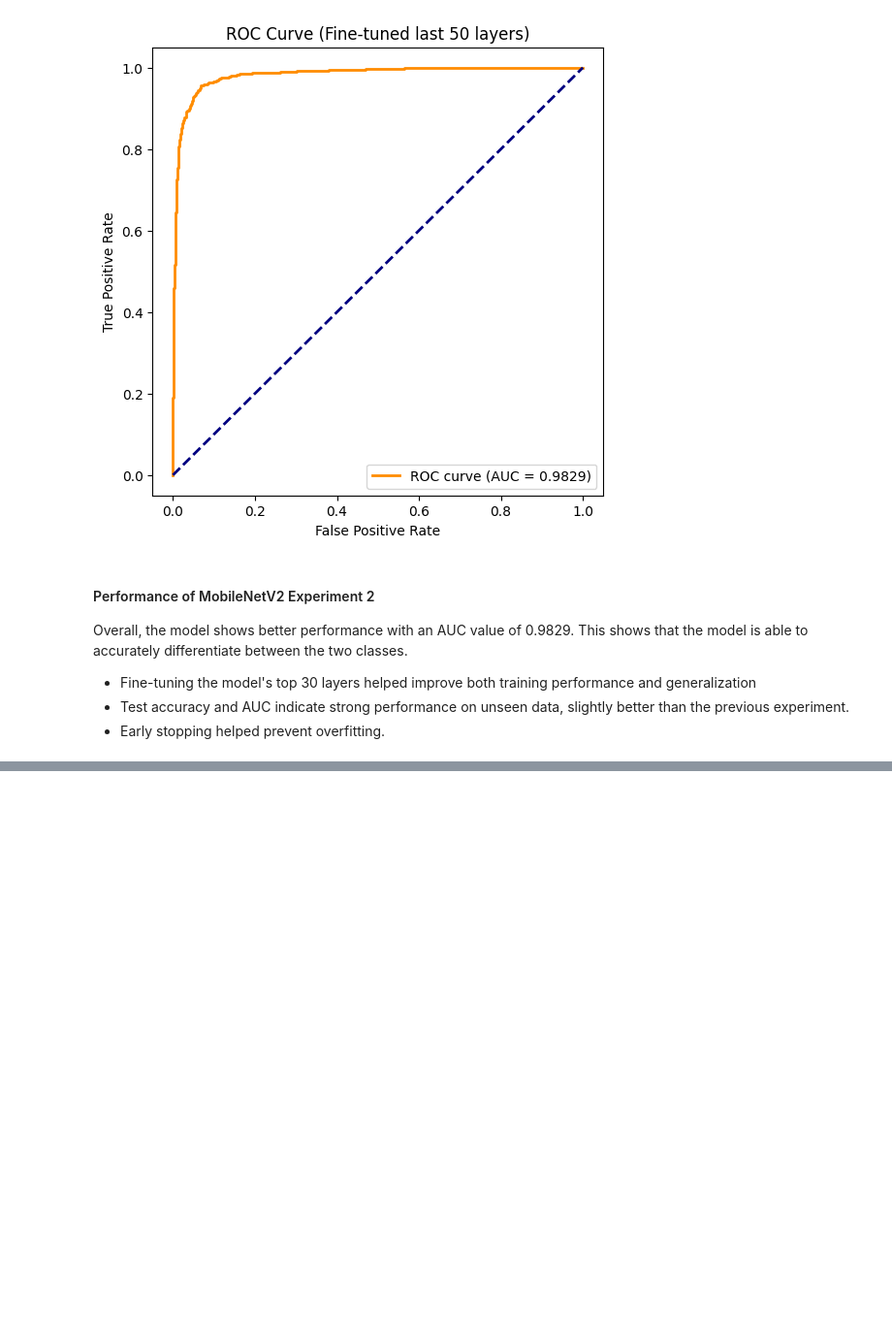
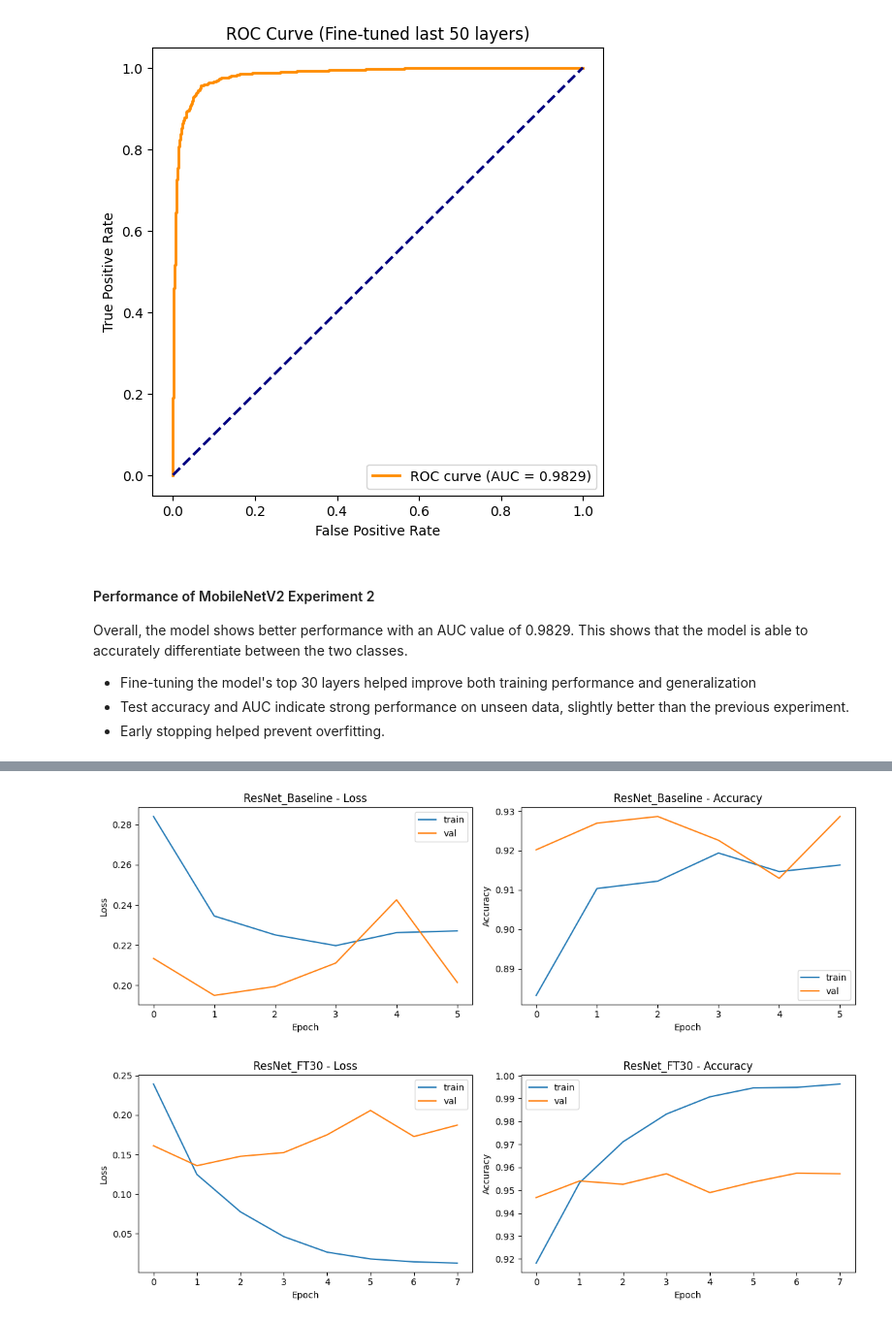
Before and after one commit to Jade-Isimbi/Group1-Malaria-Diagnosis-CNN, a Jupyter notebook: Group1_Malaria_Diagnosis_CNN_Group6_EvenNumber.ipynb, the cells around one changed output, grey strips where cells are left out. Shown at 97% size. Drawn from its saved outputs; the diff is of its cells as text; code cells hidden in the pictures; blank space fills up the shorter version.

Commit message:
add resnet model and experiments

```diff
--- a/Group1_Malaria_Diagnosis_CNN_Group6_EvenNumber.ipynb
+++ b/Group1_Malaria_Diagnosis_CNN_Group6_EvenNumber.ipynb
@@ -1580,0 +1885,42 @@ This shows that the model is able to accurately differentiate between the two cl
+# %%
+# Experiment 1: Fine-tune top ~30 layers of ResNet50
+# Unfreeze last 30 layers in the base model
+base_resnet = model_resnet.layers[1]
+for layer in base_resnet.layers[-30:]:
+    layer.trainable = True
+
+model_resnet.compile(
+    optimizer=optimizers.Adam(learning_rate=1e-5),
+    loss="binary_crossentropy",
+    metrics=["accuracy", tf.keras.metrics.AUC(name="auc")]
+)
+
+fine_epochs_1 = 8
+history_resnet_ft1 = model_resnet.fit(
+    train_ds_resnet,
+    validation_data=val_ds_resnet,
+    epochs=fine_epochs_1,
+    callbacks=[ckpt_res, early_res],
+    verbose=2
+)
+
+loss_res1, acc_res1, auc_res1 = model_resnet.evaluate(test_ds_resnet, verbose=0)
+print(f"\nResNet50 FT(30) — Loss: {loss_res1:.4f} | Acc: {acc_res1:.4f} | AUC: {auc_res1:.4f}")
+
+# Update config and save results
+with open(out_dir_res / "config.json", "r") as f:
+    cfg = json.load(f)
+
+cfg.update({
+    "fine_tune_layers": 30,
+    "lr_fine_tune": 1e-5,
+    "epochs_fine_tune": fine_epochs_1
+})
+
+with open(out_dir_res / "config.json", "w") as f:
+    json.dump(cfg, f, indent=2)
+
+with open(out_dir_res / "test_results_ft1.json", "w") as f:
+    json.dump({"loss": float(loss_res1), "accuracy": float(acc_res1), "auc": float(auc_res1)}, f, indent=2)
+
+print("Saved fine-tune (30 layers) results")
@@ -1580,0 +1945,6 @@ This shows that the model is able to accurately differentiate between the two cl
+# %%
+plot_learning_curves(history_resnet, 'ResNet_Baseline')
+plot_learning_curves(history_resnet_ft1, 'ResNet_FT30')   # if you ran FT-30
+# %% [output]
+[figure, added]
+[figure, added]
```
Also changed, not shown: parts of 15 cells of this notebook, 4 other files.
